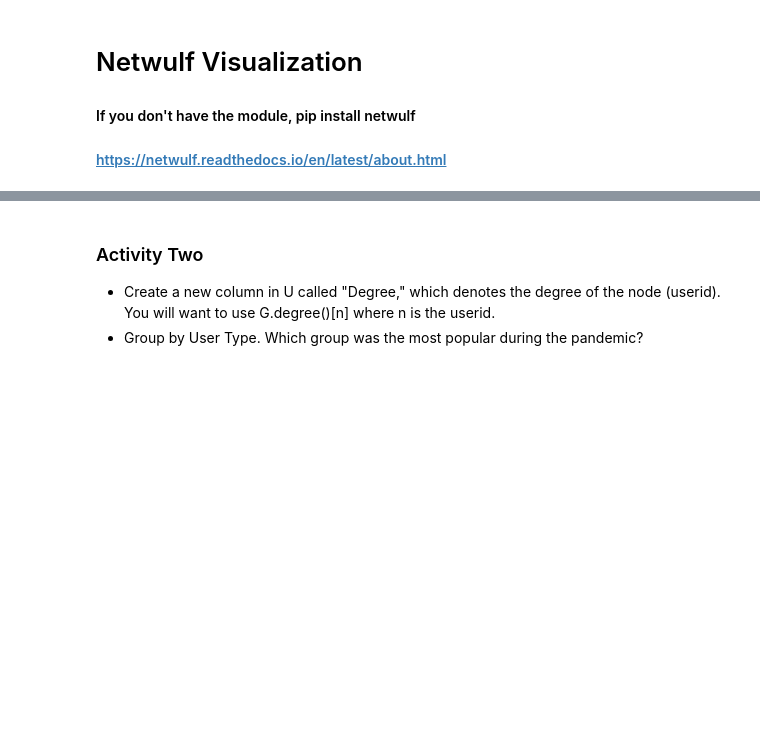
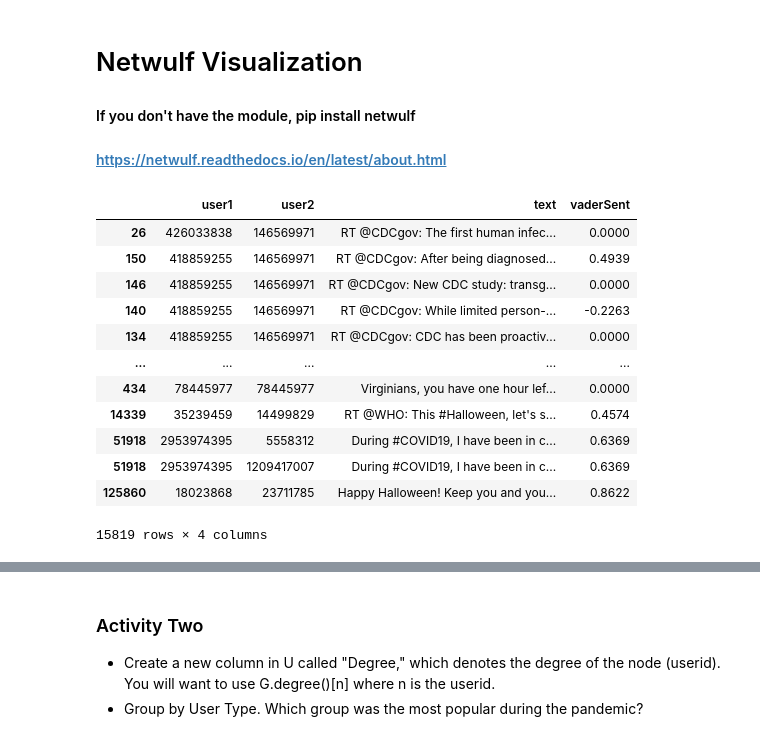
Before and after one commit to charsadelain/QSS20_S25, a Jupyter notebook: activities/07_social_network_analysis-Copy1.ipynb, the cells around one changed output, grey strips where cells are left out. Cells and saved outputs as stored; diff of their text form; code cells hidden in the pictures; blank space fills up the shorter version.

```diff
--- a/activities/07_social_network_analysis-Copy1.ipynb
+++ b/activities/07_social_network_analysis-Copy1.ipynb
@@ -94,5 +158,20 @@ You now have your first edgelist!
 #### https://netwulf.readthedocs.io/en/latest/about.html
 # %%
 EL =  pd.read_pickle("../public_data/edge_list_final2.pkl")
+EL
+# %% [output]
+|  | user1 | user2 | text | vaderSent |
+| 26 | 426033838 | 146569971 | RT @CDCgov: The first human infec... | 0.0000 |
+| 150 | 418859255 | 146569971 | RT @CDCgov: After being diagnosed... | 0.4939 |
+| 146 | 418859255 | 146569971 | RT @CDCgov: New CDC study: transg... | 0.0000 |
+| 140 | 418859255 | 146569971 | RT @CDCgov: While limited person-... | -0.2263 |
+| 134 | 418859255 | 146569971 | RT @CDCgov: CDC has been proactiv... | 0.0000 |
+| ... | ... | ... | ... | ... |
+| 434 | 78445977 | 78445977 | Virginians, you have one hour lef... | 0.0000 |
+| 14339 | 35239459 | 14499829 | RT @WHO: This #Halloween, let's s... | 0.4574 |
+| 51918 | 2953974395 | 5558312 | During #COVID19, I have been in c... | 0.6369 |
+| 51918 | 2953974395 | 1209417007 | During #COVID19, I have been in c... | 0.6369 |
+| 125860 | 18023868 | 23711785 | Happy Halloween! Keep you and you... | 0.8622 |
+15819 rows × 4 columns
 # %%
 EL[["user1","user2"]].values
```
Also changed, not shown: parts of 12 cells of this notebook.
